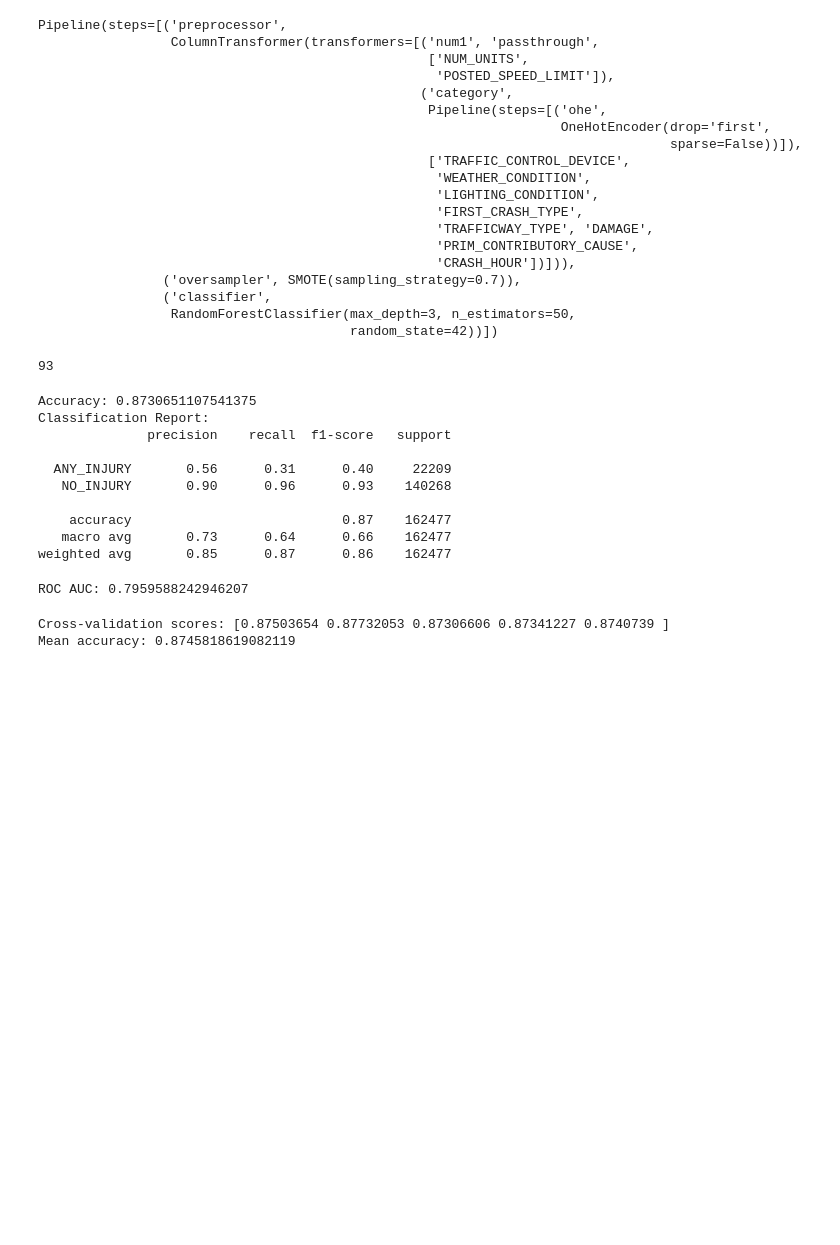
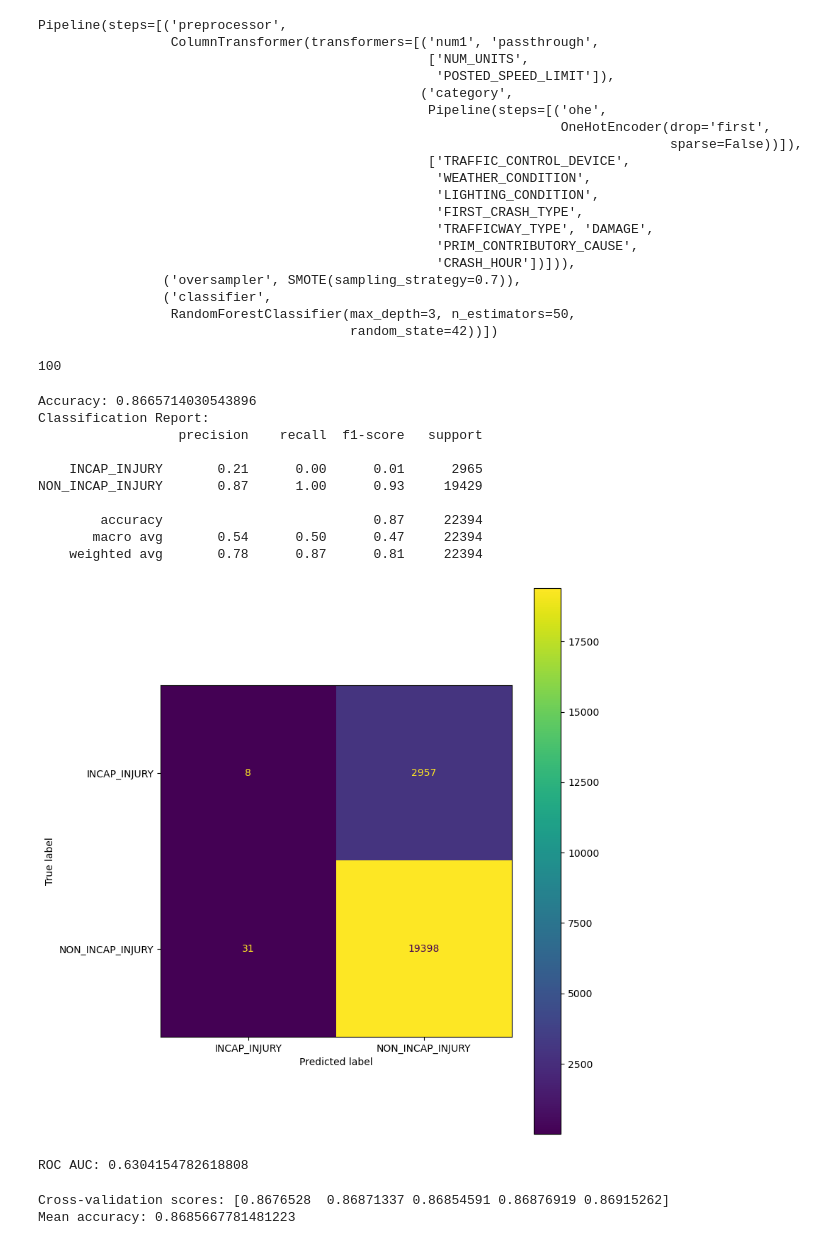
Before and after one commit to YamunaU75/ChicagoCarCrashes_Phase4, a Jupyter notebook: Chicago_Car_Crashes.ipynb, the cells around one changed output. Saved outputs shown, nothing was run; the diff lists cells and outputs as text; code cells hidden in the pictures; blank space fills up the shorter version.

```diff
--- a/Chicago_Car_Crashes.ipynb
+++ b/Chicago_Car_Crashes.ipynb
@@ -823,0 +818,4 @@ Name: count, dtype: int64
+# %%
+# Creating dataset with 'NON_INCAP_INJURY' and 'INCAP_INJURY' to find models for these classes
+new_crash_df = crash_df.loc[(crash_df['MOST_SEVERE_INJURY'] == 'NON_INCAP_INJURY') | (crash_df['MOST_SEVERE_INJURY'] == 'INCAP_INJURY')]
+new_crash_df
@@ -910,7 +922,7 @@ columnB = ['POSTED_SPEED_LIMIT']
 columnlist2 = columnA + columnB + list(ohe_col2)
 len(columnlist2)
 # %% [output]
-93
+100
 # %%
 # Calculated accuracy and generated a classification report
 accuracy = accuracy_score(y_test2, y_pred2)
@@ -920,30 +932,34 @@ report = classification_report(y_test2, y_pred2)
 print("Classification Report:")
 print(report)
 # %% [output]
-Accuracy: 0.8730651107541375
+Accuracy: 0.8665714030543896
 Classification Report:
-              precision    recall  f1-score   support
+                  precision    recall  f1-score   support
 
-  ANY_INJURY       0.56      0.31      0.40     22209
-   NO_INJURY       0.90      0.96      0.93    140268
+    INCAP_INJURY       0.21      0.00      0.01      2965
+NON_INCAP_INJURY       0.87      1.00      0.93     19429
 
-    accuracy                           0.87    162477
-   macro avg       0.73      0.64      0.66    162477
-weighted avg       0.85      0.87      0.86    162477
+        accuracy                           0.87     22394
+       macro avg       0.54      0.50      0.47     22394
+    weighted avg       0.78      0.87      0.81     22394
+# %%
+ConfusionMatrixDisplay.from_estimator(pipeline, X_test2, y_test2);
+# %% [output]
+[figure, added]
 # %%
 # Calculated probabilities for the positive class
 probs = pipeline.predict_proba(X_test2)[:, 1]
 
-# Calculated ROC AUC
-roc_auc = roc_auc_score(y_test2, probs)
+# Calculated accuracy
+roc_auc = roc_auc_score(y_test2_encoded, probs)
 print(f"ROC AUC: {roc_auc}")
 # %% [output]
-ROC AUC: 0.7959588242946207
+ROC AUC: 0.6304154782618808
 # %%
 scores2 = cross_val_score(pipeline, X_train2, y_train2, cv=5, scoring='accuracy')
 
 print("Cross-validation scores:", scores2)
 print("Mean accuracy:", scores2.mean())
 # %% [output]
-Cross-validation scores: [0.87503654 0.87732053 0.87306606 0.87341227 0.8740739 ]
-Mean accuracy: 0.8745818619082119
+Cross-validation scores: [0.8676528  0.86871337 0.86854591 0.86876919 0.86915262]
+Mean accuracy: 0.8685667781481223
```
Also changed, not shown: parts of 27 cells of this notebook, 1 other file.
